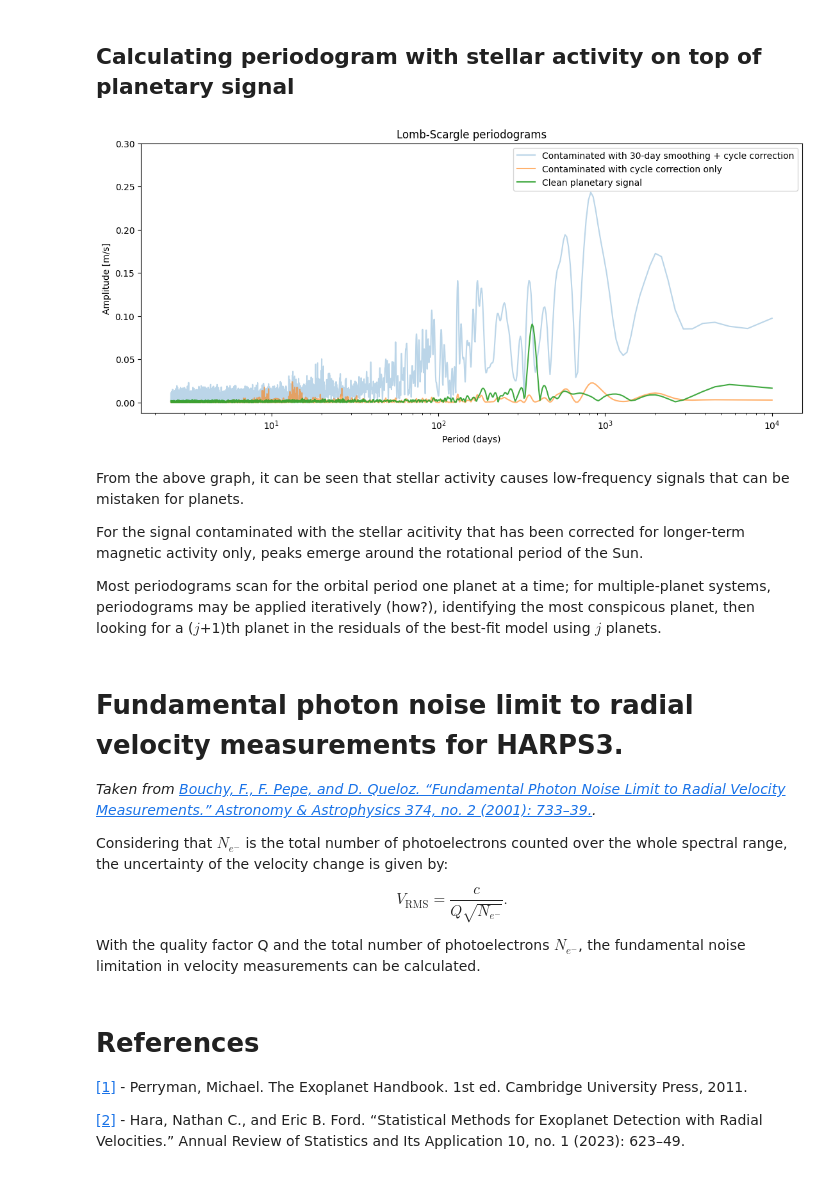
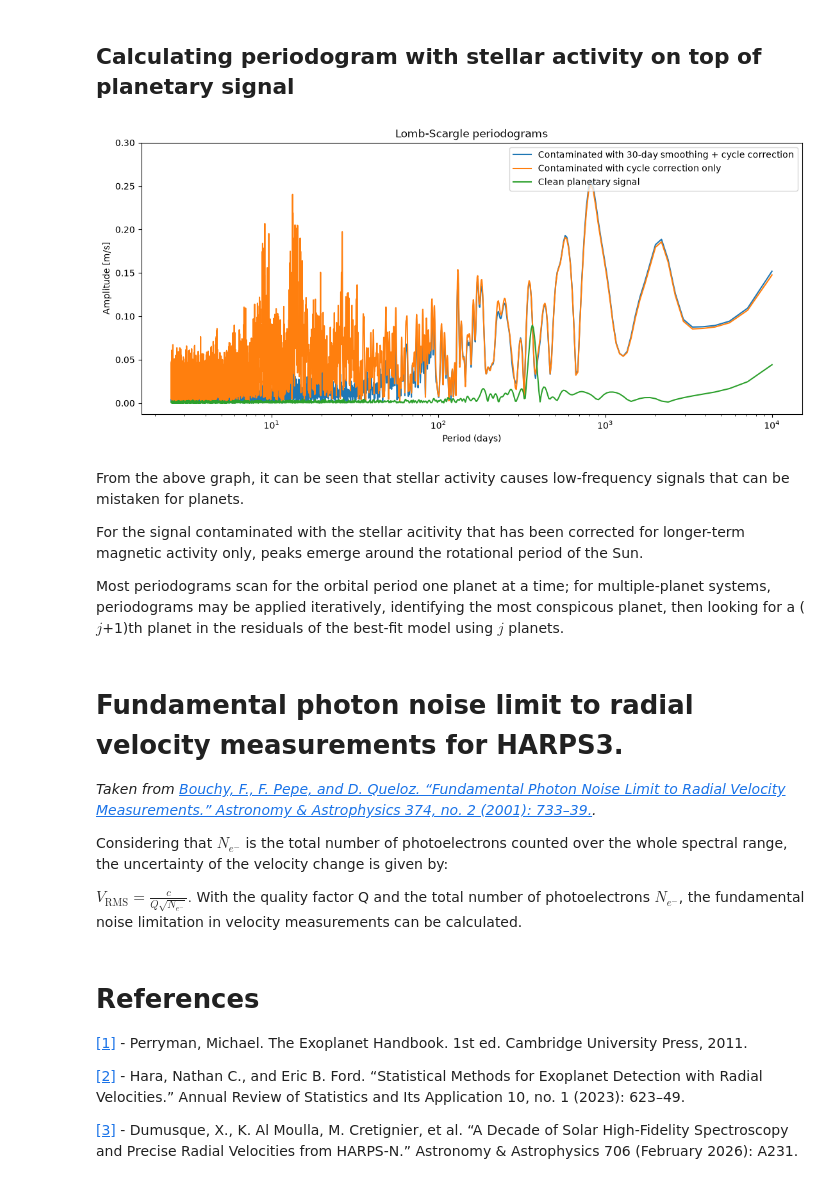
Before and after one commit to EnisGerxhalija/simulated_rv_data, a Jupyter notebook: rv_with_stellar_activity.ipynb, the cells around one changed output. Cells and saved outputs as stored; diff of their text form; code cells hidden in the pictures.

Commit message:
Clean up text, fixed incorrect LS-P that contains cycle correction only

```diff
--- a/rv_with_stellar_activity.ipynb
+++ b/rv_with_stellar_activity.ipynb
@@ -15,9 +15,13 @@ Note 'RV' units are 'km/s' so need to be converted to 'm/s'.
 # %%
 import pandas as pd
 import numpy as np
+import matplotlib.pyplot as plt
+import scipy.stats as stats
+from scipy.signal import lombscargle
 
-data = np.load('solar_system_rvs.npz')
-time, radial_velocity, planets = data['time'], data['radial_velocity'], list(data['planets'])
+
+clean_rv_data = np.load('solar_system_rvs.npz')
+time, radial_velocity, planets = clean_rv_data['time'], clean_rv_data['radial_velocity'], list(clean_rv_data['planets'])
 
 df = pd.read_csv('harpn_sun_release_timeseries_2015-2025.csv')
 df_rvs = df[['night','data_quality','obs_quality','rv']].copy() # extract the night data taken, data quality and raw rv.
@@ -173,19 +178,17 @@ Nice website with a better explanation: https://astrobites.org/2026/06/01/guide_
 # %%
-from scipy.signal import lombscargle
-
 def calc_pgram(nout, fmin, fmax, rv_signal):
 
-    freqs_cycles_per_day = np.linspace(fmin, fmax, nout)
+    freqs_cycles_per_day = np.linspace(fmin, fmax, nout) # linear in frequency space from fmin to fmax with nout points.
     periods_days = 1.0 / freqs_cycles_per_day
-    f = 2 * np.pi * freqs_cycles_per_day
+    f = 2 * np.pi * freqs_cycles_per_day # scipy expects angular frequency in radians per day, hence the 2*pi factor.
 
-    valid_daily_mask = ~np.isnan(rv_signal.values)
+    valid_daily_mask = ~np.isnan(rv_signal.values) #lomb-scargle requires valid data points, so we create a mask to filter out NaN values.
     x_daily = rv_signal.index[valid_daily_mask].to_julian_date()
     y_daily = rv_signal.values[valid_daily_mask]
 
-    pgram_power = lombscargle(x_daily, y_daily, f, normalize=False)
-    pgram_norm = lombscargle(x_daily, y_daily, f, normalize=True)
-    pgram_amp = lombscargle(x_daily, y_daily, f, normalize='amplitude')
+    pgram_power = lombscargle(x_daily, y_daily, f, normalize=False, floating_mean=True) # power spectrum
+    pgram_norm = lombscargle(x_daily, y_daily, f, normalize=True, floating_mean=True) # 0-1
+    pgram_amp = lombscargle(x_daily, y_daily, f, normalize='amplitude', floating_mean=True) # complex; abs() -> m/s
 
     return periods_days, pgram_power, pgram_norm, pgram_amp
 # %%
@@ -326,38 +329,39 @@ _, planetary_pgram_power, planetary_pgram_norm, planetary_pgram_amp = (
 # %%
 fig, ax = plt.subplots(figsize=(11, 5), layout='constrained')
 
 # Plot both Normalized Power series on top of each other
 ax.plot(periods_days, abs(contaminated_smoothed_pgram_amp),
-        label='Contaminated with 30-day smoothing + cycle correction', alpha = 0.3)
-ax.plot(periods_days, abs(contaminated_daily_pgram_norm),
-        label='Contaminated with cycle correction only', alpha = 0.6)
+        label='Contaminated with 30-day smoothing + cycle correction')
+ax.plot(periods_days, abs(contaminated_daily_pgram_amp),
+        label='Contaminated with cycle correction only')
 ax.plot(periods_days, abs(planetary_pgram_amp),
-        label='Clean planetary signal', alpha = 0.9)
+        label='Clean planetary signal')
 
 ax.set_title('Lomb-Scargle periodograms', fontsize=12)
 ax.set_xlabel('Period (days)')
 ax.set_ylabel('Amplitude [m/s]')
 ax.set_xscale('log')
 ax.set_ylim(ymax=0.3)
 ax.legend(loc='upper right')
 
 plt.show()
 # %% [output]
-[figure, old version]
+[figure, new version]
 # %% [markdown]
 From the above graph, it can be seen that stellar activity causes low-frequency signals that can be mistaken for planets.
 
 For the signal contaminated with the stellar acitivity that has been corrected for longer-term magnetic activity only, peaks emerge around the rotational period of the Sun.
 
-Most periodograms scan for the orbital period one planet at a time; for multiple-planet systems, periodograms may be applied iteratively (how?), identifying the most conspicous planet, then looking for a ($j$+1)th planet in the residuals of the best-fit model using $j$ planets.
+Most periodograms scan for the orbital period one planet at a time; for multiple-planet systems, periodograms may be applied iteratively, identifying the most conspicous planet, then looking for a ($j$+1)th planet in the residuals of the best-fit model using $j$ planets.
 # %% [markdown]
 # Fundamental photon noise limit to radial velocity measurements for HARPS3.
 *Taken from [Bouchy, F., F. Pepe, and D. Queloz. “Fundamental Photon Noise Limit to Radial Velocity Measurements.” Astronomy & Astrophysics 374, no. 2 (2001): 733–39.](https://doi.org/10.1051/0004-6361:20010730).*
 
 Considering that $N_{e^-}$ is the total number of photoelectrons counted over the whole spectral range, the uncertainty of the velocity change is given by:
 
-$$V_{\mathrm{RMS}} = \frac{c}{Q\sqrt{N_{e^-}}}.$$
-
+$ \begin{equation}
+V_{\mathrm{RMS}} = \frac{c}{Q\sqrt{N_{e^-}}}.
+\end{equation} \tag{8} $
 With the quality factor Q and the total number of photoelectrons $N_{e^-}$, the fundamental noise limitation in velocity measurements can be calculated.
 # %% [markdown]
 # References
@@ -365,3 +369,5 @@ With the quality factor Q and the total number of photoelectrons $N_{e^-}$, the
 [[1]](https://doi.org/10.1017/CBO9780511994852) - Perryman, Michael. The Exoplanet Handbook. 1st ed. Cambridge University Press, 2011.
 
 [[2]](https://doi.org/10.1146/annurev-statistics-033021-012225) - Hara, Nathan C., and Eric B. Ford. “Statistical Methods for Exoplanet Detection with Radial Velocities.” Annual Review of Statistics and Its Application 10, no. 1 (2023): 623–49.
+
+[[3]](https://doi.org/10.1051/0004-6361/202557132) - Dumusque, X., K. Al Moulla, M. Cretignier, et al. “A Decade of Solar High-Fidelity Spectroscopy and Precise Radial Velocities from HARPS-N.” Astronomy & Astrophysics 706 (February 2026): A231.
```
Also changed, not shown: parts of 19 cells of this notebook.
